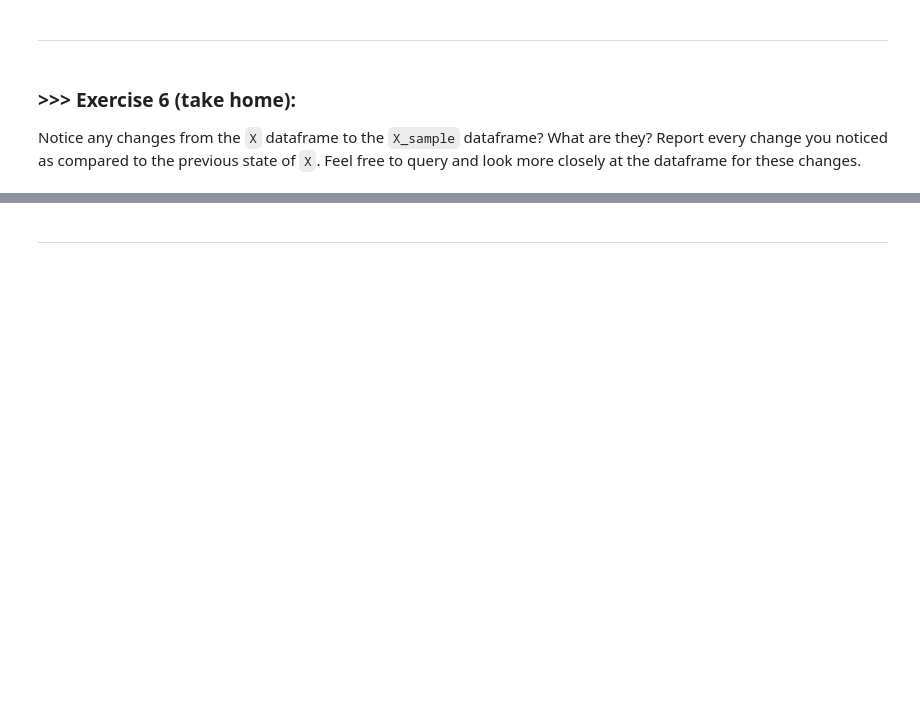
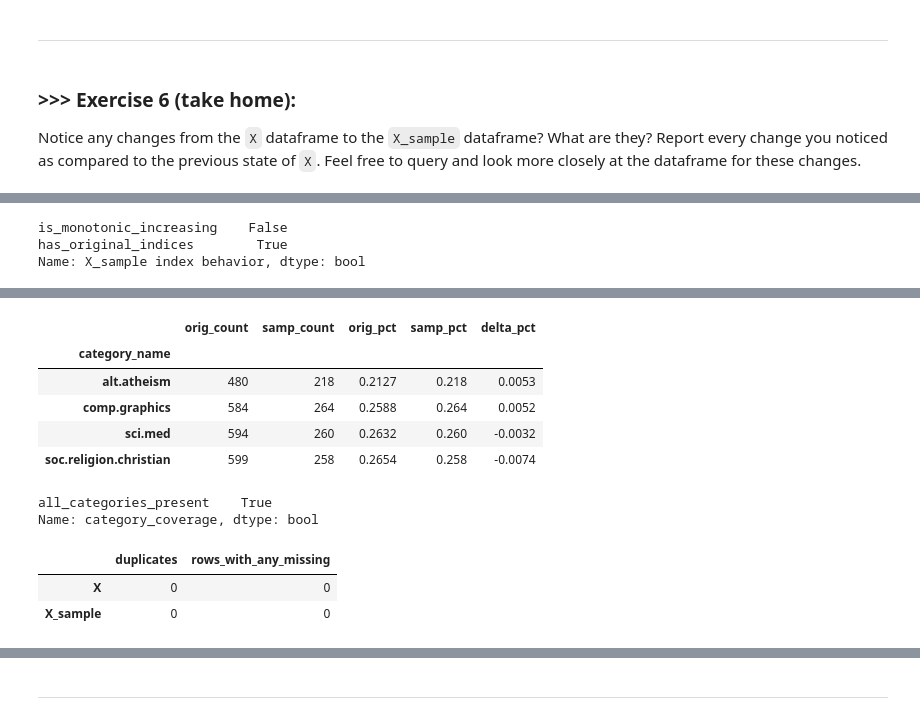
Before and after one commit to brandonlin991118/DM2025-Lab1-Exercise, a Jupyter notebook: DM2025-Lab1-Master.ipynb, the cells around one changed output, grey strips where cells are left out. Cells and saved outputs as stored; diff of their text form; code cells hidden in the pictures; blank space fills up the shorter version.

```diff
--- a/DM2025-Lab1-Master.ipynb
+++ b/DM2025-Lab1-Master.ipynb
@@ -864,0 +863,66 @@ Notice any changes from the `X` dataframe to the `X_sample` dataframe? What are
+# %%
+# Answer here
+# --- EXERCISE 6 ANSWER ---
+
+import pandas as pd
+
+# 1) Basic shape / columns
+summary = pd.DataFrame(
+    {
+        "n_rows": [len(X), len(X_sample)],
+        "n_cols": [X.shape[1], X_sample.shape[1]],
+        "same_columns": [set(X.columns) == set(X_sample.columns), ""],
+    },
+    index=["X", "X_sample"]
+)
+display(summary)
+
+# 2) Index / order observations
+#    (By default, .sample shuffles rows and keeps the ORIGINAL row indices,
+#     so the sample's index is not 0..n-1 and not monotonic.)
+index_info = {
+    "is_monotonic_increasing": X_sample.index.is_monotonic_increasing,
+    "has_original_indices": any(i not in range(len(X_sample)) for i in X_sample.index)
+}
+display(pd.Series(index_info, name="X_sample index behavior"))
+
+display(pd.DataFrame({"first_10_indices": X_sample.index[:10]}))
+
+# 3) Class / category distribution comparison
+orig = X["category_name"].value_counts().sort_index()
+samp = X_sample["category_name"].value_counts().reindex(orig.index, fill_value=0)
+
+dist = pd.DataFrame(
+    {
+        "orig_count": orig,
+        "samp_count": samp,
+        "orig_pct": (orig / len(X)).round(4),
+        "samp_pct": (samp / len(X_sample)).round(4),
+        "delta_pct": ((samp / len(X_sample)) - (orig / len(X))).round(4),
+    }
+).rename_axis("category_name")
+display(dist)
+
+# Are all categories present in the sample?
+display(pd.Series(
+    {"all_categories_present": set(orig.index).issubset(set(X_sample["category_name"].unique()))},
+    name="category_coverage"
+))
+
+# 4) Duplicates / missing values checks
+dup_missing = pd.DataFrame(
+    {
+        "duplicates": [int(X.duplicated().sum()), int(X_sample.duplicated().sum())],
+        "rows_with_any_missing": [
+            int(X.isnull().any(axis=1).sum()),
+            int(X_sample.isnull().any(axis=1).sum())
+        ],
+    },
+    index=["X", "X_sample"]
+)
+display(dup_missing)
+
+
+X_sample = X_sample.reset_index(drop=True)
+display({"X_sample_index_reset": True})
+# %% [output]
@@ -864,0 +932,3 @@ Notice any changes from the `X` dataframe to the `X_sample` dataframe? What are
+is_monotonic_increasing    False
+has_original_indices        True
+Name: X_sample index behavior, dtype: bool
@@ -864,0 +946,11 @@ Notice any changes from the `X` dataframe to the `X_sample` dataframe? What are
+|  | orig_count | samp_count | orig_pct | samp_pct | delta_pct |
+| category_name |  |  |  |  |  |
+| alt.atheism | 480 | 218 | 0.2127 | 0.218 | 0.0053 |
+| comp.graphics | 584 | 264 | 0.2588 | 0.264 | 0.0052 |
+| sci.med | 594 | 260 | 0.2632 | 0.260 | -0.0032 |
+| soc.religion.christian | 599 | 258 | 0.2654 | 0.258 | -0.0074 |
+all_categories_present    True
+Name: category_coverage, dtype: bool
+|  | duplicates | rows_with_any_missing |
+| X | 0 | 0 |
+| X_sample | 0 | 0 |
```
Also changed, not shown: parts of 7 cells of this notebook.
